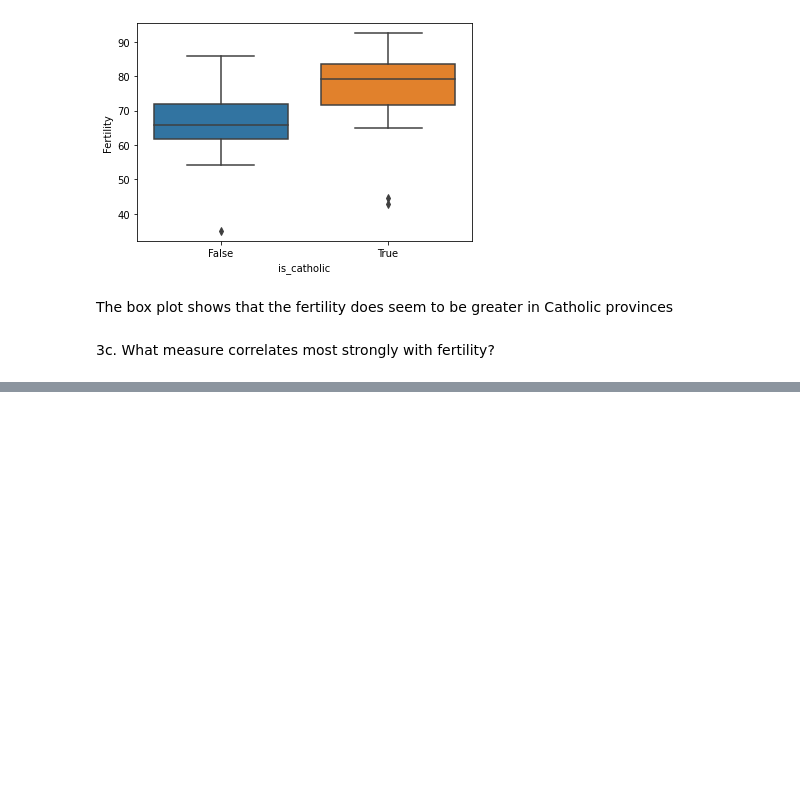
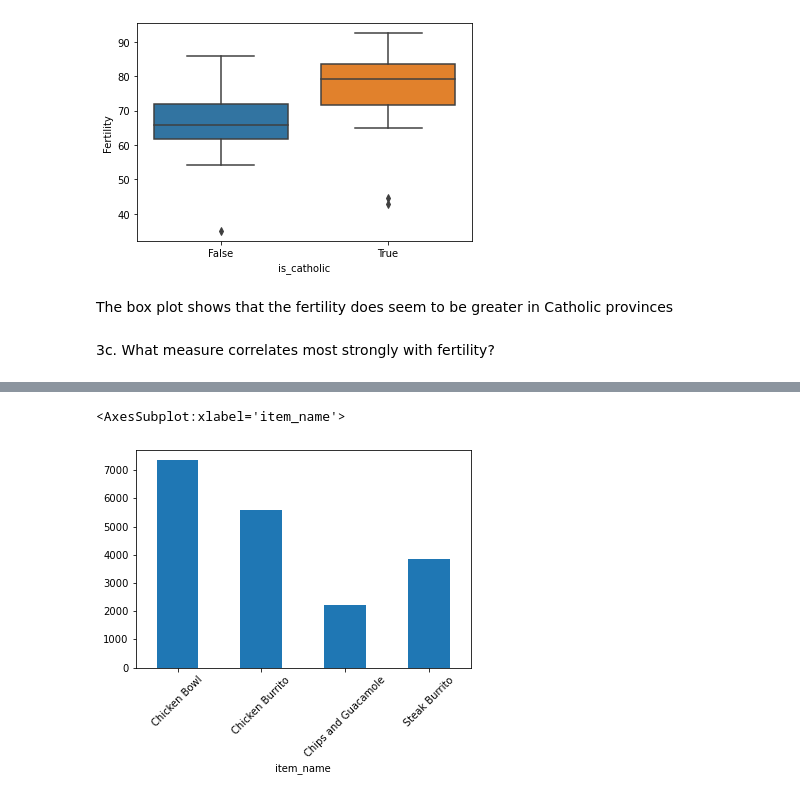
Before and after one commit to jesse-d-marder/numpy-pandas-visualization-exercises, a Jupyter notebook: seaborn_exercises.ipynb, the cells around one changed output, grey strips where cells are left out. Drawn from its saved outputs; the diff is of its cells as text; code cells hidden in the pictures; blank space fills up the shorter version.

```diff
--- a/seaborn_exercises.ipynb
+++ b/seaborn_exercises.ipynb
@@ -198,0 +216,11 @@ Use seaborn to create a line chart of all the individual subject's reaction time
+# %%
+most_popular = chipotle.groupby(['item_name']).quantity.agg('sum').nlargest(4, keep = 'all')
+# %%
+total_revenue = chipotle.groupby('item_name').item_price.agg('sum')
+# %%
+most_popular_revenue = total_revenue[total_revenue.index.isin(most_popular.index)]
+# %%
+most_popular_revenue.plot.bar(rot = 45)
+# %% [output]
+<AxesSubplot:xlabel='item_name'>
+[figure, added]
```
Also changed, not shown: parts of 16 cells of this notebook, 1 other file.
